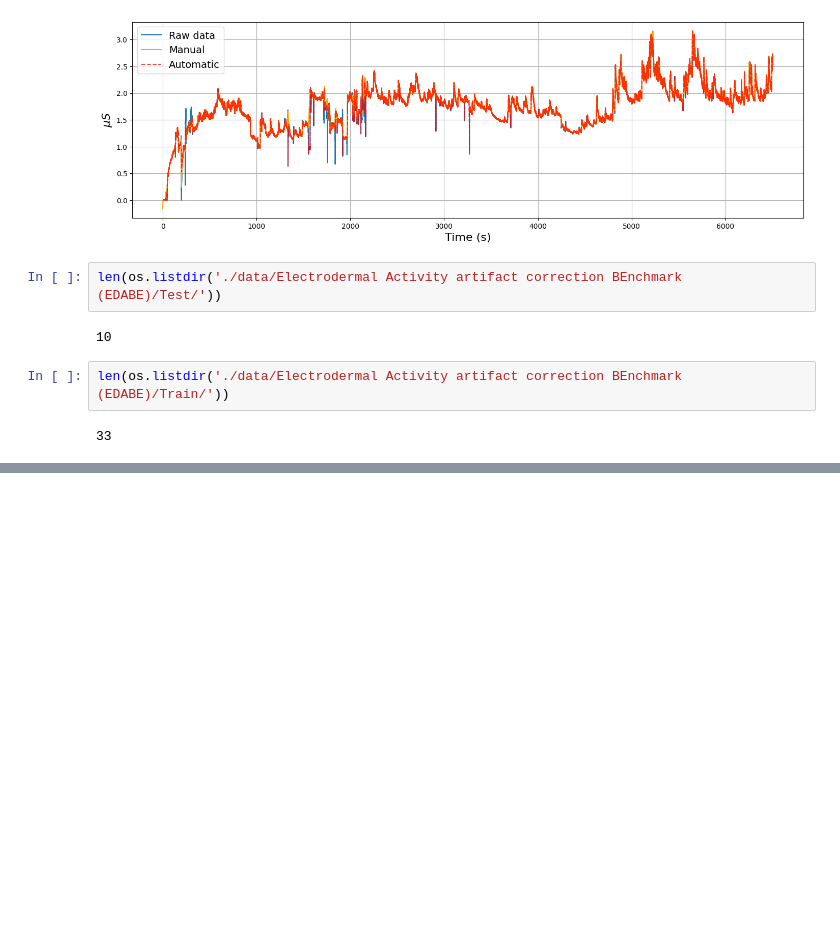
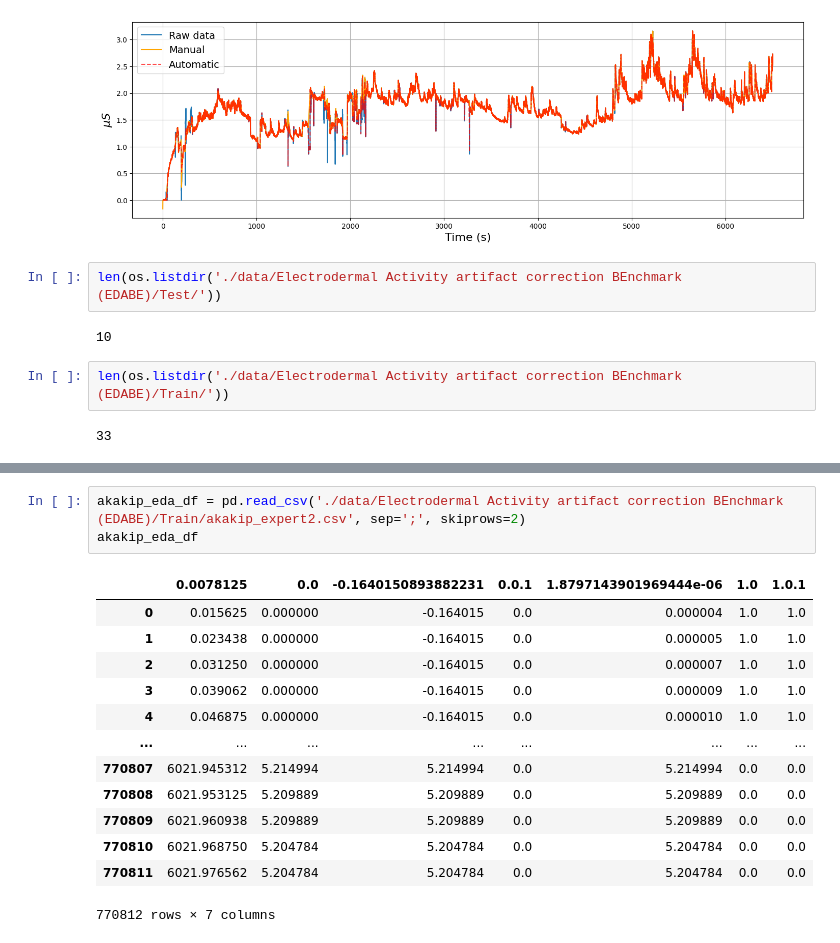
Before and after one commit to 08Aristodemus24/thesis-writing-1, a Jupyter notebook: eda-signal-classifier/experiementation.ipynb, the cells around one changed output, grey strips where cells are left out. Cells and saved outputs as stored; diff of their text form; blank space fills up the shorter version.

```diff
--- a/eda-signal-classifier/experiementation.ipynb
+++ b/eda-signal-classifier/experiementation.ipynb
@@ -258,0 +444,17 @@ this also tells us as llanes-jurado et al. (2023) has detailed that in total the
+# %%
+akakip_eda_df = pd.read_csv('./data/Electrodermal Activity artifact correction BEnchmark (EDABE)/Train/akakip_expert2.csv', sep=';', skiprows=2)
+akakip_eda_df
+# %% [output]
+|  | 0.0078125 | 0.0 | -0.1640150893882231 | 0.0.1 | 1.8797143901969444e-06 | 1.0 | 1.0.1 |
+| 0 | 0.015625 | 0.000000 | -0.164015 | 0.0 | 0.000004 | 1.0 | 1.0 |
+| 1 | 0.023438 | 0.000000 | -0.164015 | 0.0 | 0.000005 | 1.0 | 1.0 |
+| 2 | 0.031250 | 0.000000 | -0.164015 | 0.0 | 0.000007 | 1.0 | 1.0 |
+| 3 | 0.039062 | 0.000000 | -0.164015 | 0.0 | 0.000009 | 1.0 | 1.0 |
+| 4 | 0.046875 | 0.000000 | -0.164015 | 0.0 | 0.000010 | 1.0 | 1.0 |
+| ... | ... | ... | ... | ... | ... | ... | ... |
+| 770807 | 6021.945312 | 5.214994 | 5.214994 | 0.0 | 5.214994 | 0.0 | 0.0 |
+| 770808 | 6021.953125 | 5.209889 | 5.209889 | 0.0 | 5.209889 | 0.0 | 0.0 |
+| 770809 | 6021.960938 | 5.209889 | 5.209889 | 0.0 | 5.209889 | 0.0 | 0.0 |
+| 770810 | 6021.968750 | 5.204784 | 5.204784 | 0.0 | 5.204784 | 0.0 | 0.0 |
+| 770811 | 6021.976562 | 5.204784 | 5.204784 | 0.0 | 5.204784 | 0.0 | 0.0 |
+770812 rows × 7 columns
```
Also changed, not shown: parts of 27 cells of this notebook, 8 other files.
